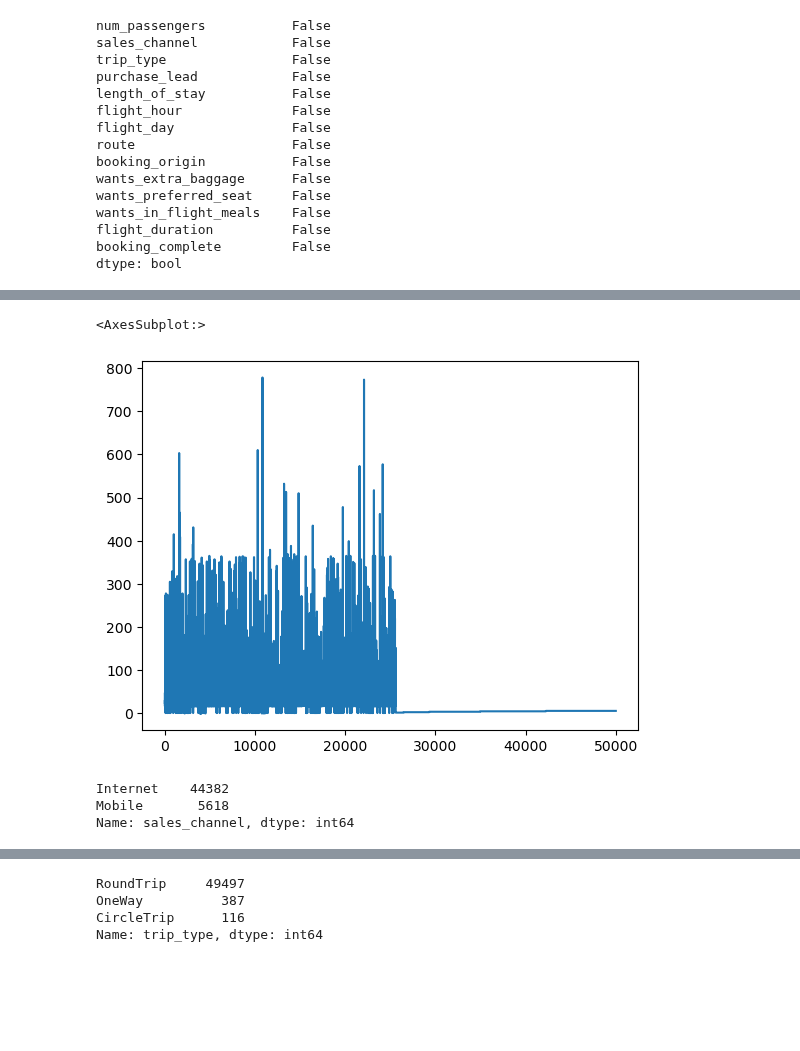
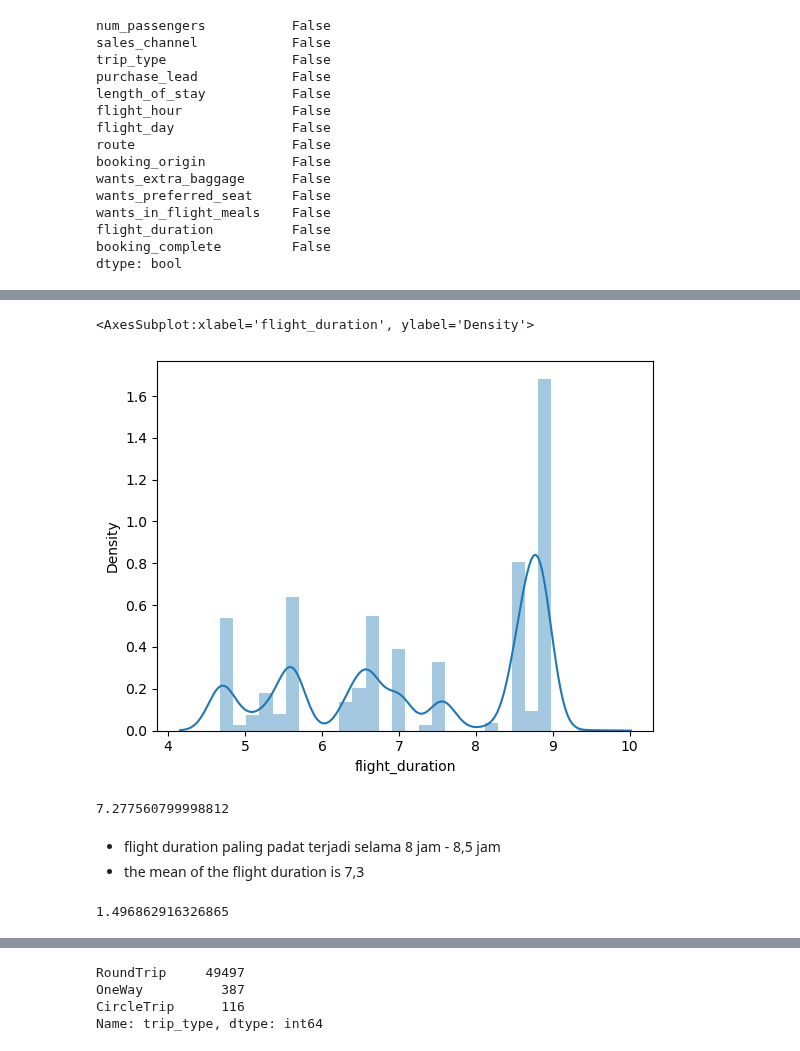
Before and after one commit to kintan-pitaloka/BACustomerBehaviour, a Jupyter notebook: PredictingCustomersBehaviour.ipynb, the cells around one changed output, grey strips where cells are left out. Drawn from its saved outputs; the diff is of its cells as text; code cells hidden in the pictures; blank space fills up the shorter version.

Commit message:
update dataframe
-plotting with seaborn
- data exploration

```diff
--- a/PredictingCustomersBehaviour.ipynb
+++ b/PredictingCustomersBehaviour.ipynb
@@ -99,11 +100,16 @@ df_cust['flight_duration'].plot()
-# %%
-df_cust['length_of_stay'].plot()
-# %% [output]
-<AxesSubplot:>
-[figure, removed]
-# %%
-df_cust['sales_channel'].value_counts()
-# %% [output]
-Internet    44382
-Mobile       5618
-Name: sales_channel, dtype: int64
+# %%
+sns.distplot(df_cust['flight_duration'])
+# %% [output]
+<AxesSubplot:xlabel='flight_duration', ylabel='Density'>
+[figure, added]
+# %%
+df_cust['flight_duration'].mean()
+# %% [output]
+7.277560799998812
+# %% [markdown]
+- flight duration paling padat terjadi selama 8 jam - 8,5 jam
+- the mean of the flight duration is 7,3
+# %%
+df_cust['flight_duration'].std()
+# %% [output]
+1.496862916326865
```
Also changed, not shown: parts of 12 cells of this notebook.
